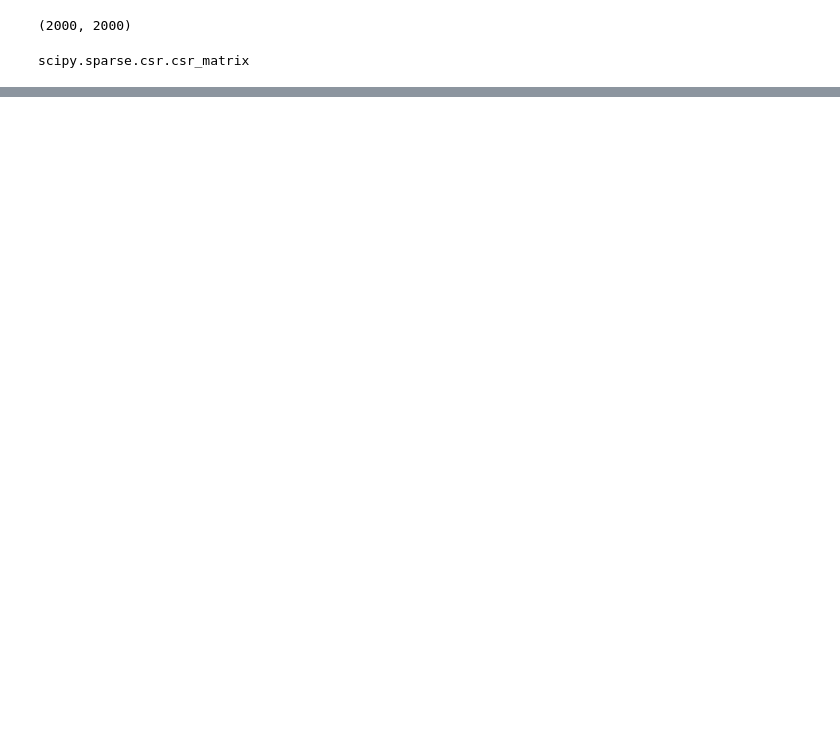
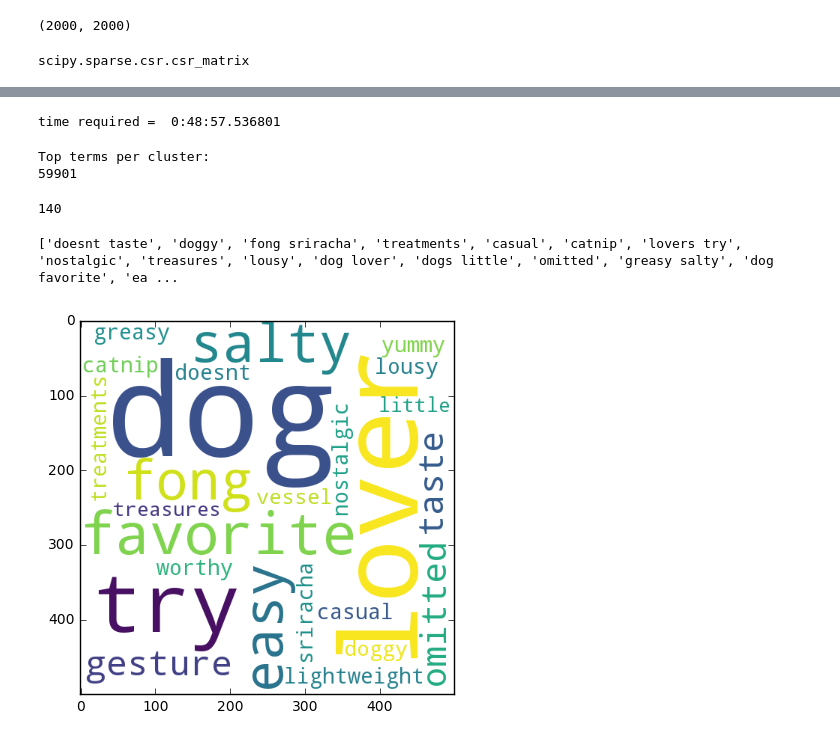
Before and after one commit to rajendrac3/Machine-Learning, a Jupyter notebook: Apply Truncated SVD on Amazon reviews data set/Apply Truncated SVD on Amazon reviews data set.ipynb, the cells around one changed output, grey strips where cells are left out. Drawn from its saved outputs; the diff is of its cells as text; code cells hidden in the pictures; blank space fills up the shorter version.

```diff
--- a/Apply Truncated SVD on Amazon reviews data set/Apply Truncated SVD on Amazon reviews data set.ipynb
+++ b/Apply Truncated SVD on Amazon reviews data set/Apply Truncated SVD on Amazon reviews data set.ipynb
@@ -548,0 +582,62 @@ for k_val in tqdm(range(1, 15)):
+# %%
+import datetime
+
+t1 = datetime.datetime.now()
+tfidf_final_clf = KMeans(n_clusters = 7, n_jobs = -1)
+tfidf_final_clf.fit(train_tf_idf)
+print("time required = ",datetime.datetime.now() - t1 )
+# %% [output]
+time required =  0:48:57.536801
+# %%
+from wordcloud import WordCloud
+imp_features_tfidf = []
+print("Top terms per cluster:")
+order_centroids = tfidf_final_clf.cluster_centers_.argsort()[:, ::-1]
+terms = tf_idf_vect.get_feature_names()
+print(len(terms))
+for i in range(7):
+    for ind in order_centroids[i, :20]:
+        imp_featues_dict = {}
+        imp_featues_dict[i] = terms[ind-1]
+        imp_features_tfidf.append(imp_featues_dict)
+# %% [output]
+Top terms per cluster:
+59901
+# %%
+len(imp_features_tfidf)
+# %% [output]
+140
+# %%
+cl1 = [d[0] for d in imp_features_tfidf if 0 in d]
+cl2 = [d[1] for d in imp_features_tfidf if 1 in d]
+cl3 = [d[2] for d in imp_features_tfidf if 2 in d]
+cl4 = [d[3] for d in imp_features_tfidf if 3 in d]
+cl5 = [d[4] for d in imp_features_tfidf if 4 in d]
+cl6 = [d[5] for d in imp_features_tfidf if 5 in d]
+cl7 = [d[6] for d in imp_features_tfidf if 6 in d]
+print(cl1, cl2, cl3, cl4, cl5, cl6)
+# %% [output]
+['doesnt taste', 'doggy', 'fong sriracha', 'treatments', 'casual', 'catnip', 'lovers try', 'nostalgic', 'treasures', 'lousy', 'dog lover', 'dogs little', 'omitted', 'greasy salty', 'dog favorite', 'ea ...
+# %%
+cl1_string = ' '.join(cl1)
+cl2_string = ' '.join(cl2)
+cl3_string = ' '.join(cl3)
+cl4_string = ' '.join(cl4)
+cl5_string = ' '.join(cl5)
+cl6_string = ' '.join(cl6)
+cl7_string = ' '.join(cl7)
+# %%
+from wordcloud import WordCloud
+wordcloud_cluster1 = WordCloud(width = 500, height = 500, background_color ='white').generate(cl1_string)
+wordcloud_cluster2 = WordCloud(width = 500, height = 500, background_color ='white').generate(cl2_string)
+wordcloud_cluster3 = WordCloud(width = 500, height = 500, background_color ='white').generate(cl3_string)
+wordcloud_cluster4 = WordCloud(width = 500, height = 500, background_color ='white').generate(cl4_string)
+wordcloud_cluster5 = WordCloud(width = 500, height = 500, background_color ='white').generate(cl5_string)
+wordcloud_cluster6 = WordCloud(width = 500, height = 500, background_color ='white').generate(cl6_string)
+wordcloud_cluster7 = WordCloud(width = 500, height = 500, background_color ='white').generate(cl7_string)
+# plot the WordCloud image
+plt.imshow(wordcloud_cluster1)
+plt.tight_layout(pad = 0)
+plt.show()
+# %% [output]
+[figure, added]
```
Also changed, not shown: parts of 23 cells of this notebook.
